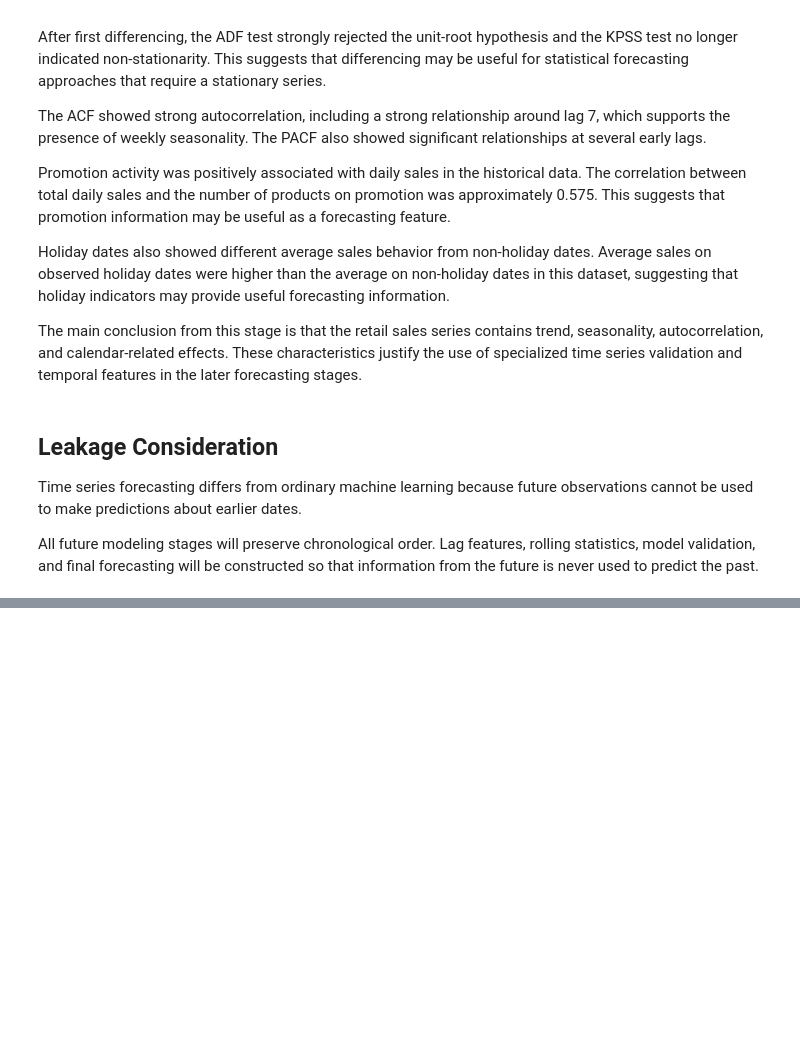
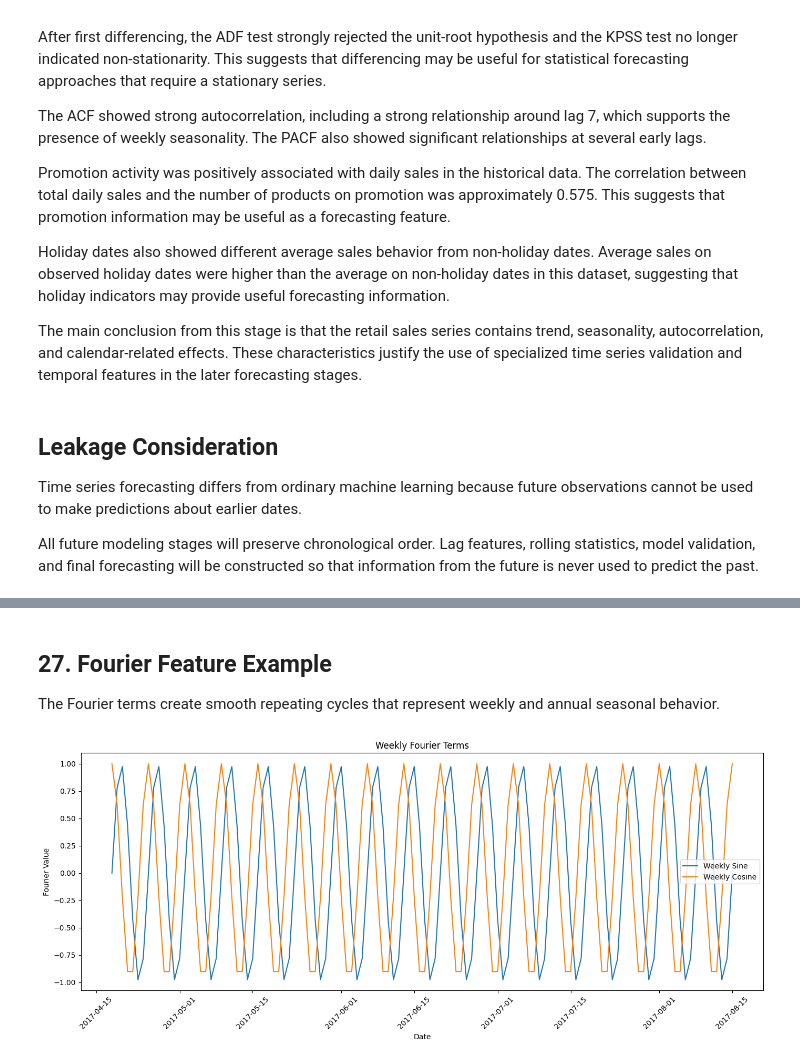
Before and after one commit to francisparwez/retail-demand-forecasting, a Jupyter notebook: notebooks/retail_demand_forecasting.ipynb, the cells around one changed output, grey strips where cells are left out. Cells and saved outputs as stored; diff of their text form; code cells hidden in the pictures; blank space fills up the shorter version.

```diff
--- a/notebooks/retail_demand_forecasting.ipynb
+++ b/notebooks/retail_demand_forecasting.ipynb
@@ -591,0 +1092,37 @@ All future modeling stages will preserve chronological order. Lag features, roll
+# %% [markdown]
+## 27. Fourier Feature Example
+
+The Fourier terms create smooth repeating cycles that represent weekly and annual seasonal behavior.
+# %%
+plot_data = feature_data.tail(120)
+
+plt.figure(figsize=(14, 6))
+
+plt.plot(
+    plot_data["date"],
+    plot_data["weekly_sin_1"],
+    label="Weekly Sine"
+)
+
+plt.plot(
+    plot_data["date"],
+    plot_data["weekly_cos_1"],
+    label="Weekly Cosine"
+)
+
+plt.title("Weekly Fourier Terms")
+plt.xlabel("Date")
+plt.ylabel("Fourier Value")
+plt.legend()
+plt.xticks(rotation=45)
+plt.tight_layout()
+
+plt.savefig(
+    "../images/12_fourier_features.png",
+    dpi=300,
+    bbox_inches="tight"
+)
+
+plt.show()
+# %% [output]
+[figure, added]
```
Also changed, not shown: parts of 49 cells of this notebook, 6 other files.
